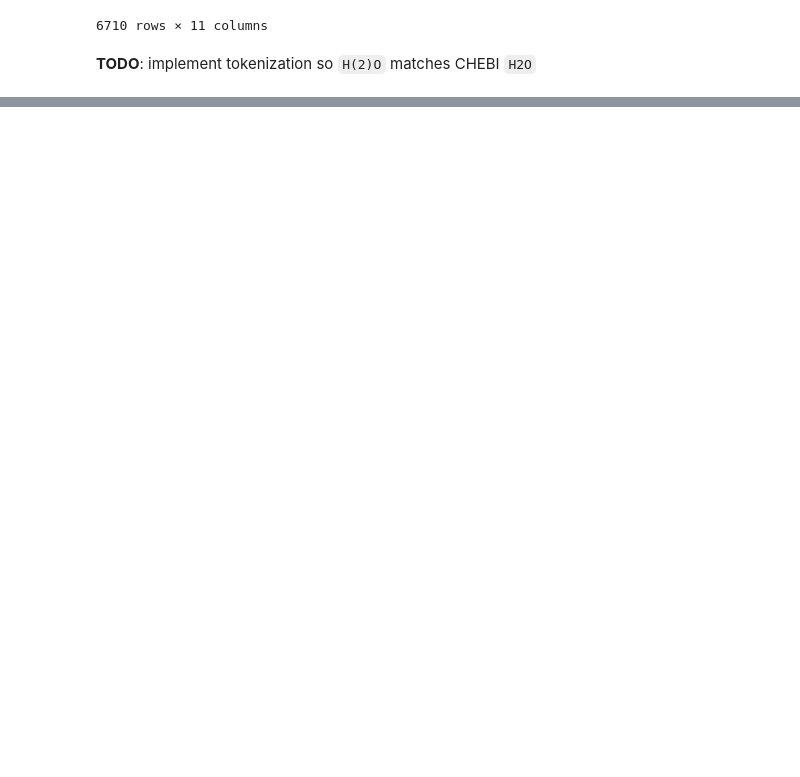
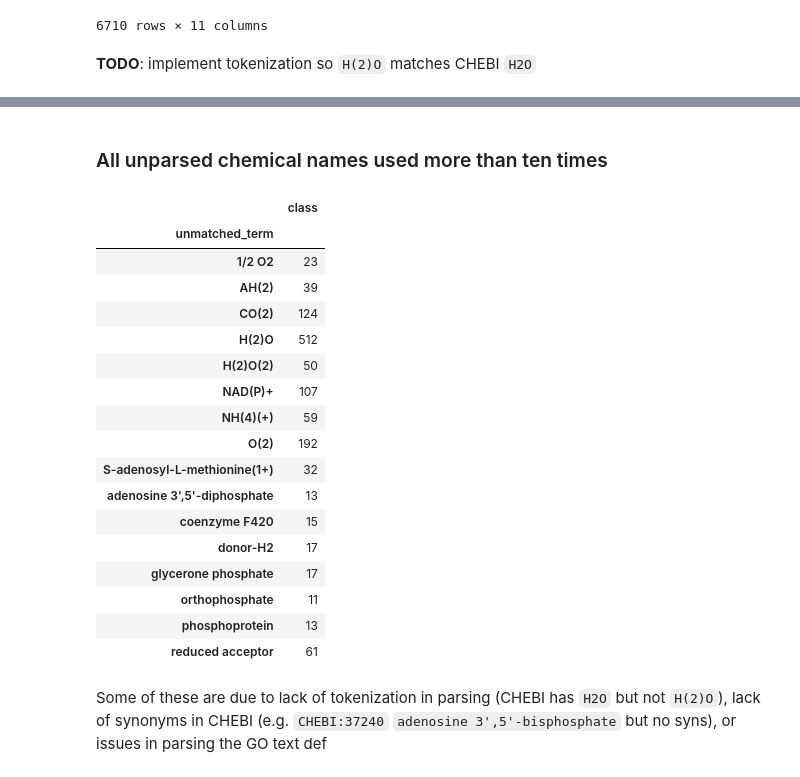
Before and after one commit to cmungall/reactioner, a Jupyter notebook: GO-TextDef-Analysis.ipynb, the cells around one changed output, grey strips where cells are left out. Cells and saved outputs as stored; diff of their text form; code cells hidden in the pictures; blank space fills up the shorter version.

```diff
--- a/GO-TextDef-Analysis.ipynb
+++ b/GO-TextDef-Analysis.ipynb
@@ -84,0 +162,25 @@ df
+# %% [markdown]
+### All unparsed chemical names used more than ten times
+# %%
+agg_df.loc[agg_df['class'] > 10]
+# %% [output]
+|  | class |
+| unmatched_term |  |
+| 1/2 O2 | 23 |
+| AH(2) | 39 |
+| CO(2) | 124 |
+| H(2)O | 512 |
+| H(2)O(2) | 50 |
+| NAD(P)+ | 107 |
+| NH(4)(+) | 59 |
+| O(2) | 192 |
+| S-adenosyl-L-methionine(1+) | 32 |
+| adenosine 3',5'-diphosphate | 13 |
+| coenzyme F420 | 15 |
+| donor-H2 | 17 |
+| glycerone phosphate | 17 |
+| orthophosphate | 11 |
+| phosphoprotein | 13 |
+| reduced acceptor | 61 |
+# %% [markdown]
+Some of these are due to lack of tokenization in parsing (CHEBI has `H2O` but not `H(2)O`), lack of synonyms in CHEBI (e.g. `CHEBI:37240` `adenosine 3',5'-bisphosphate` but no syns), or issues in parsing the GO text def
```
Also changed, not shown: parts of 13 cells of this notebook, 8 other files.
